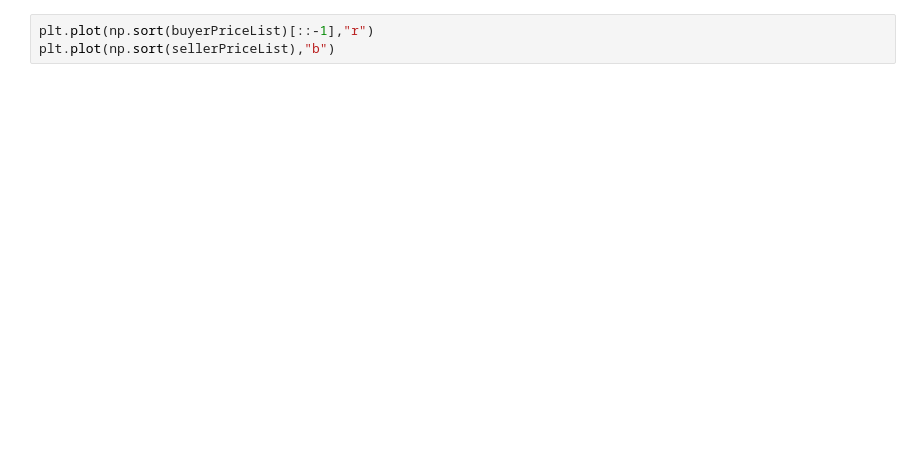
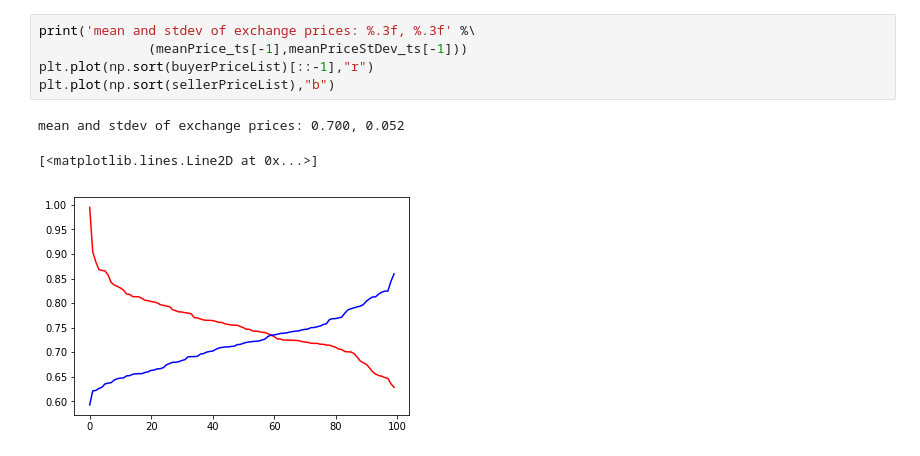
Before and after one commit to terna/microHayekianMarket, a Jupyter notebook: microHayekianMarket.ipynb, the cells around one changed output. Drawn from its saved outputs; the diff is of its cells as text; blank space fills up the shorter version.

```diff
--- a/microHayekianMarket.ipynb
+++ b/microHayekianMarket.ipynb
@@ -55,3 +92,9 @@ for t in range(1,1000):
 # %%
+print('mean and stdev of exchange prices: %.3f, %.3f' %\
+              (meanPrice_ts[-1],meanPriceStDev_ts[-1]))
 plt.plot(np.sort(buyerPriceList)[::-1],"r")
 plt.plot(np.sort(sellerPriceList),"b")
+# %% [output]
+mean and stdev of exchange prices: 0.700, 0.052
+[<matplotlib.lines.Line2D at 0x...>]
+[figure, added]
```
Also changed, not shown: parts of 4 cells of this notebook.
